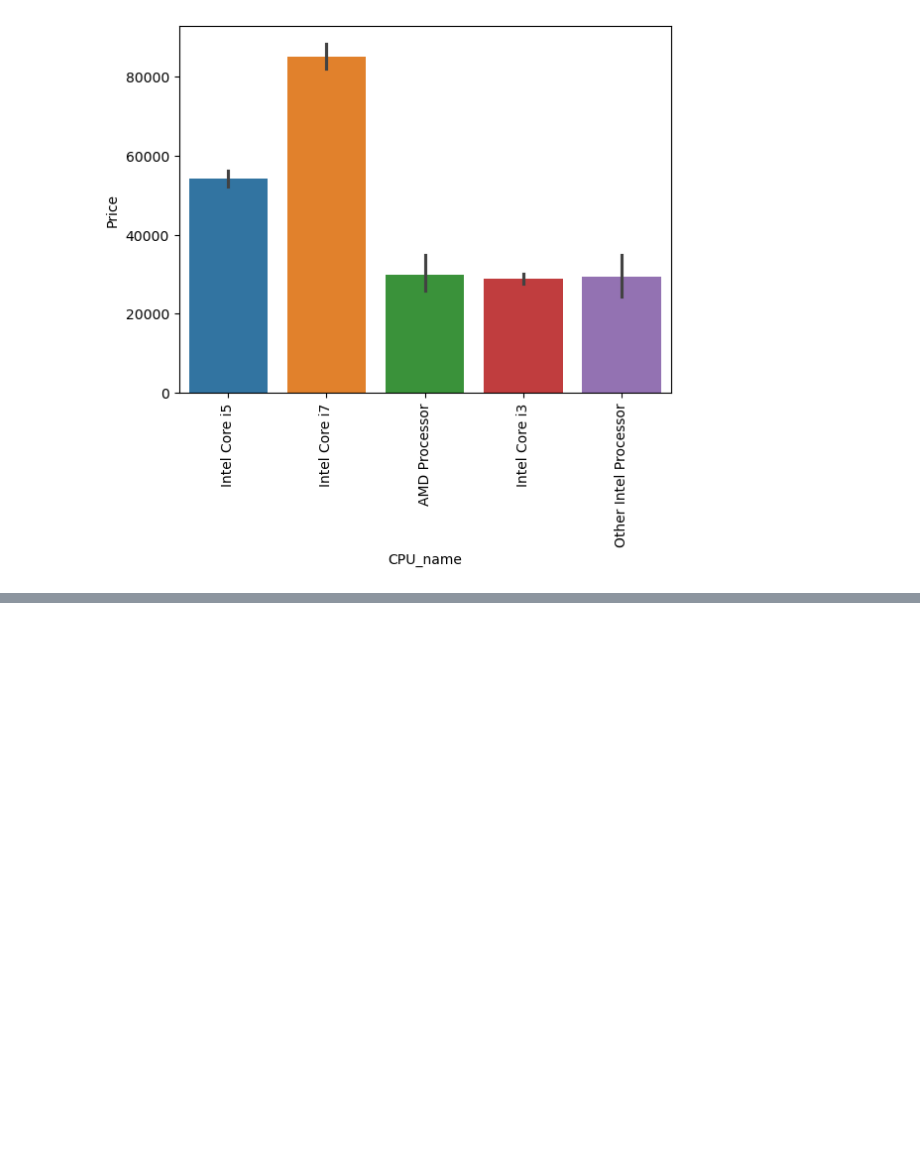
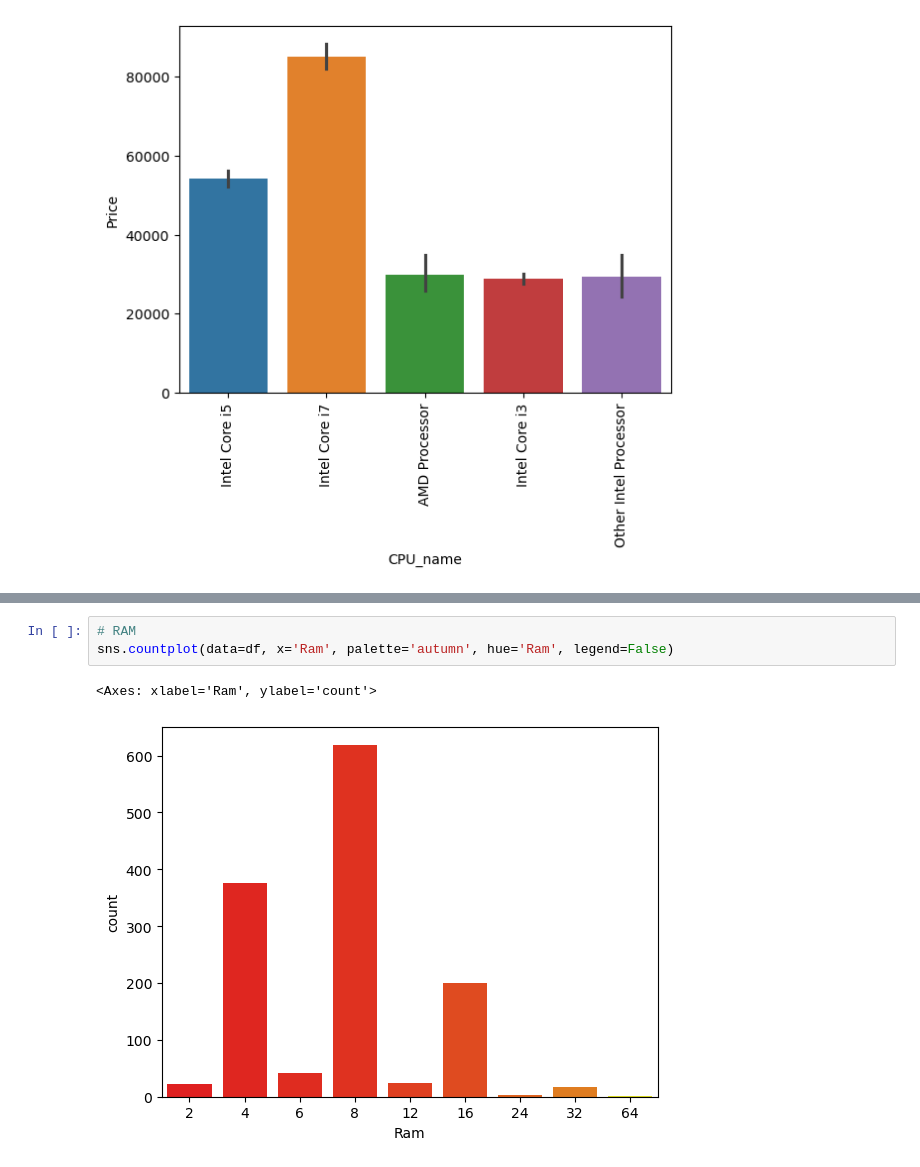
Before and after one commit to devloopcode/laptop_price_predictor, a Jupyter notebook: laptop_price_predicted.ipynb, the cells around one changed output, grey strips where cells are left out. Saved outputs shown, nothing was run; the diff lists cells and outputs as text; blank space fills up the shorter version.

Commit message:
RAM count plot

```diff
--- a/laptop_price_predicted.ipynb
+++ b/laptop_price_predicted.ipynb
@@ -487,3 +487,9 @@ df.head()
 | 2 | HP | Notebook | Full HD 1920x1080 | 8 | 256GB SSD | Intel HD Graphics 620 | No OS | 1.86 | 30636.0000 | 0 | ... |
 | 3 | Apple | Ultrabook | IPS Panel Retina Display 2880x1800 | 16 | 512GB SSD | AMD Radeon Pro 455 | macOS | 1.83 | 135195.3360 | 1 | ... |
 | 4 | Apple | Ultrabook | IPS Panel Retina Display 2560x1600 | 8 | 256GB SSD | Intel Iris Plus Graphics 650 | macOS | 1.37 | 96095.8080 | 1 | ... |
+# %%
+# RAM
+sns.countplot(data=df, x='Ram', palette='autumn', hue='Ram', legend=False)
+# %% [output]
+<Axes: xlabel='Ram', ylabel='count'>
+[figure, added]
```
Also changed, not shown: parts of 9 cells of this notebook.
